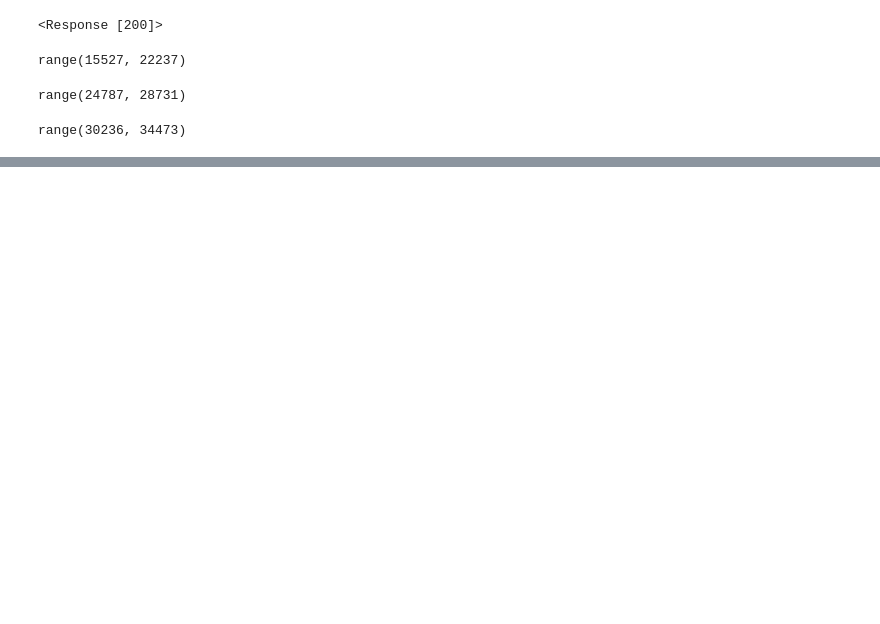
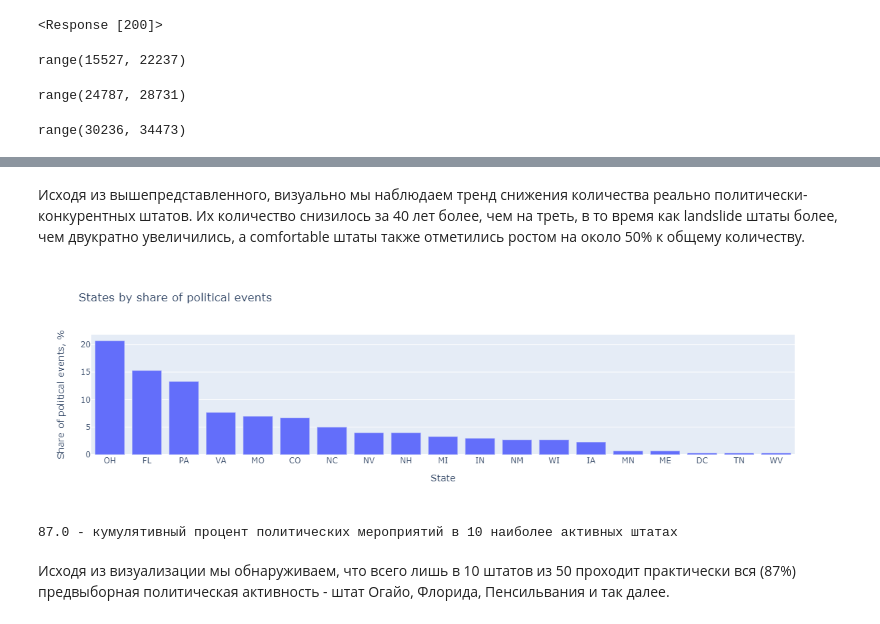
Before and after one commit to behavioural-exercise/Data-Analysis-in-Python, a Jupyter notebook: Homeworks/04-16-2022/HW3.ipynb, the cells around one changed output, grey strips where cells are left out. Drawn from its saved outputs; the diff is of its cells as text; code cells hidden in the pictures; blank space fills up the shorter version.

```diff
--- a/Homeworks/04-16-2022/HW3.ipynb
+++ b/Homeworks/04-16-2022/HW3.ipynb
@@ -104,0 +91,17 @@ layout = go.Layout(title = 'Just lines', xaxis = dict(title='X axis'),
+# %% [markdown]
+Исходя из вышепредставленного, визуально мы наблюдаем тренд снижения количества реально политически-конкурентных штатов. Их количество снизилось за 40 лет более, чем на треть, в то время как landslide штаты более, чем двукратно увеличились, а comfortable штаты также отметились ростом на около 50% к общему количеству.
+# %%
+trace = go.Bar(x=table_1.State,
+               y=table_1['% of total'])
+
+layout = go.Layout(title="States by share of political events",
+                   xaxis=dict(title='State'),
+                   yaxis=dict(title='Share of political events, %'))
+
+fig = go.Figure(trace, layout)
+
+# fig.update_layout(xaxis={'categoryorder':'total ascending'})
+
+fig.show()
+# %% [output]
+[figure, added]
@@ -104,0 +110,6 @@ layout = go.Layout(title = 'Just lines', xaxis = dict(title='X axis'),
+# %%
+print(f'{percent} - кумулятивный процент политических мероприятий в 10 наиболее активных штатах')
+# %% [output]
+87.0 - кумулятивный процент политических мероприятий в 10 наиболее активных штатах
+# %% [markdown]
+Исходя из визуализации мы обнаруживаем, что всего лишь в 10 штатов из 50 проходит практически вся (87%) предвыборная политическая активность - штат Огайо, Флорида, Пенсильвания и так далее.
```
Also changed, not shown: parts of 22 cells of this notebook.
